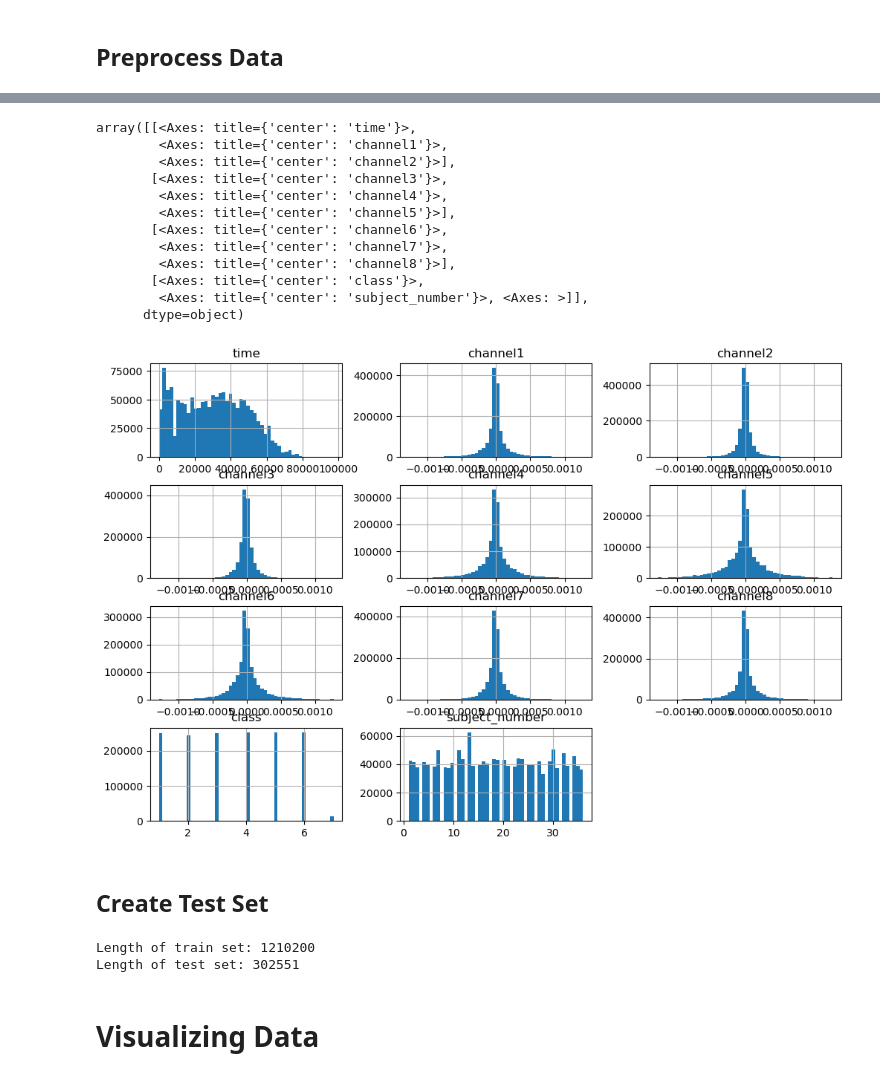
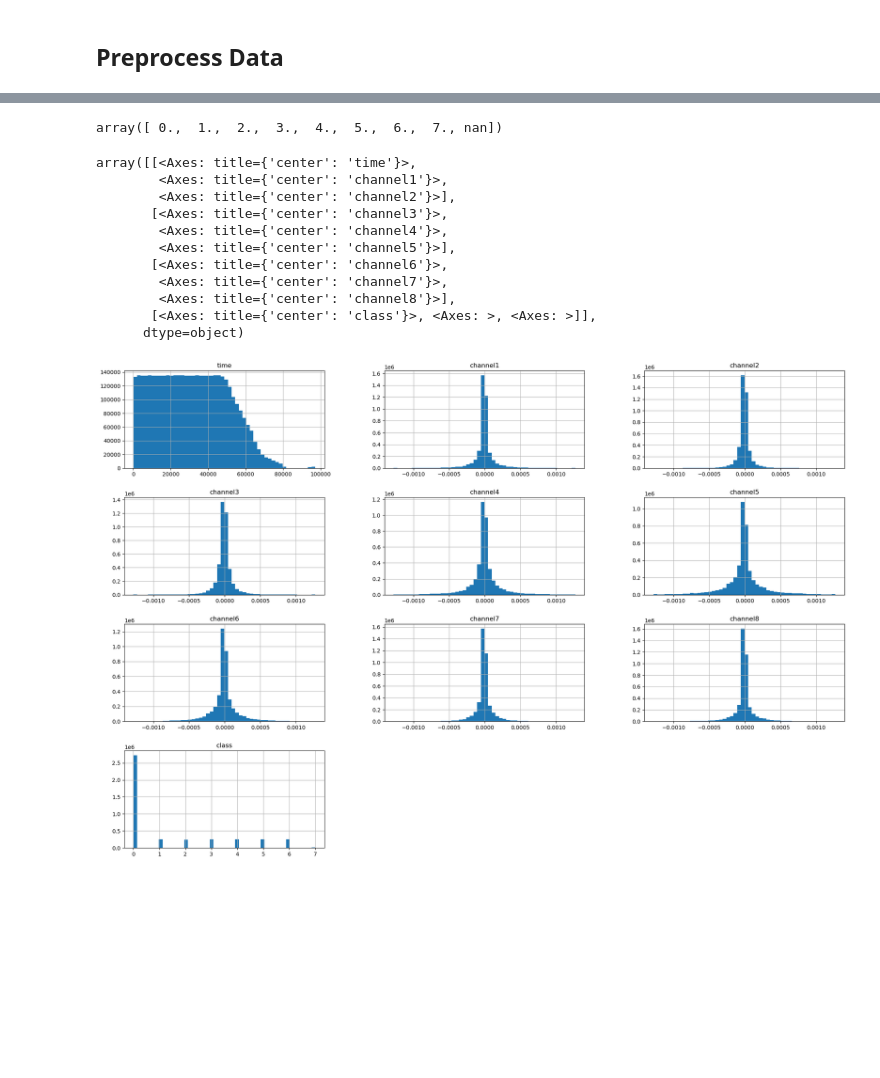
Before and after one commit to franciscotimoh/emg-experiment, a Jupyter notebook: emg-experiment.ipynb, the cells around one changed output, grey strips where cells are left out. Saved outputs shown, nothing was run; the diff lists cells and outputs as text; code cells hidden in the pictures; blank space fills up the shorter version.

```diff
--- a/emg-experiment.ipynb
+++ b/emg-experiment.ipynb
@@ -35,8 +38,6 @@ for i in range(1, 37):
         if filename.endswith(".txt"):
             filepath = os.path.join(subfolder, filename)
             data = pd.read_csv(filepath, delim_whitespace=True)
-            data["subject_number"] = i
-            data = data[data["class"] != 0] # Exclude rows where class is 0
             all_data.append(data)
 # %% [markdown]
 ### Step 4: Concatenate all data and save to CSV
@@ -91,32 +106,20 @@ Name: count, dtype: int64
+# %%
+classes = combined_data["class"]
+classes.unique()
+# %% [output]
+array([ 0.,  1.,  2.,  3.,  4.,  5.,  6.,  7., nan])
 # %%
-import matplotlib as plt
-
-combined_data.hist(bins=50, figsize=(12,8))
+combined_data.hist(bins=50, figsize=(24,16))
 # %% [output]
 array([[<Axes: title={'center': 'time'}>,
         <Axes: title={'center': 'channel1'}>,
         <Axes: title={'center': 'channel2'}>],
        [<Axes: title={'center': 'channel3'}>,
         <Axes: title={'center': 'channel4'}>,
         <Axes: title={'center': 'channel5'}>],
        [<Axes: title={'center': 'channel6'}>,
         <Axes: title={'center': 'channel7'}>,
         <Axes: title={'center': 'channel8'}>],
-       [<Axes: title={'center': 'class'}>,
-        <Axes: title={'center': 'subject_number'}>, <Axes: >]],
+       [<Axes: title={'center': 'class'}>, <Axes: >, <Axes: >]],
       dtype=object)
-[figure, old version]
+[figure, new version]
-# %% [markdown]
-## Create Test Set
-# %%
-from sklearn.model_selection import train_test_split
-
-train_set, test_set = train_test_split(combined_data, test_size=0.2, random_state=42)
-
-print("Length of train set:", len(train_set))
-print("Length of test set:", len(test_set))
-# %% [output]
-Length of train set: 1210200
-Length of test set: 302551
-# %% [markdown]
-# Visualizing Data
```
Also changed, not shown: parts of 32 cells of this notebook.
